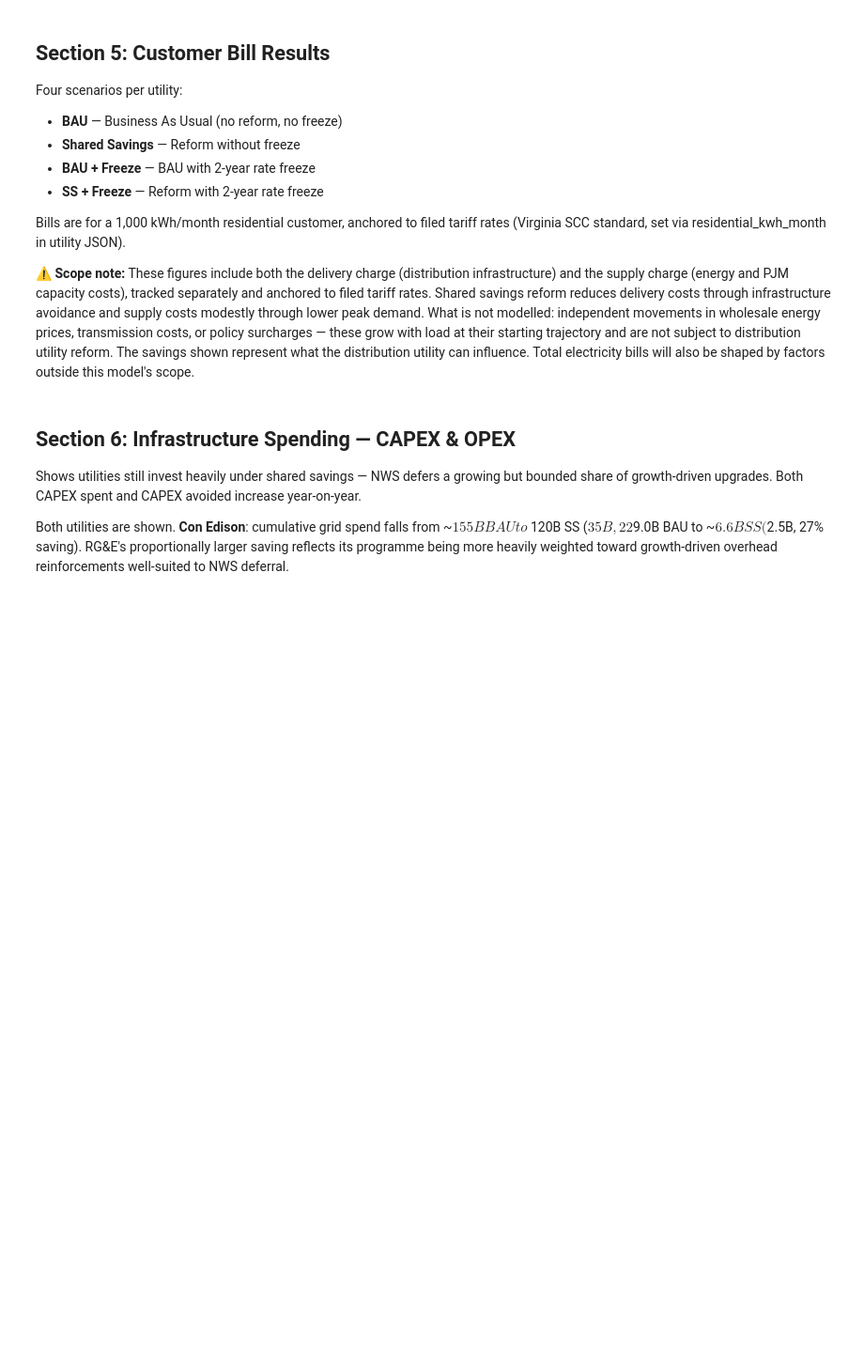
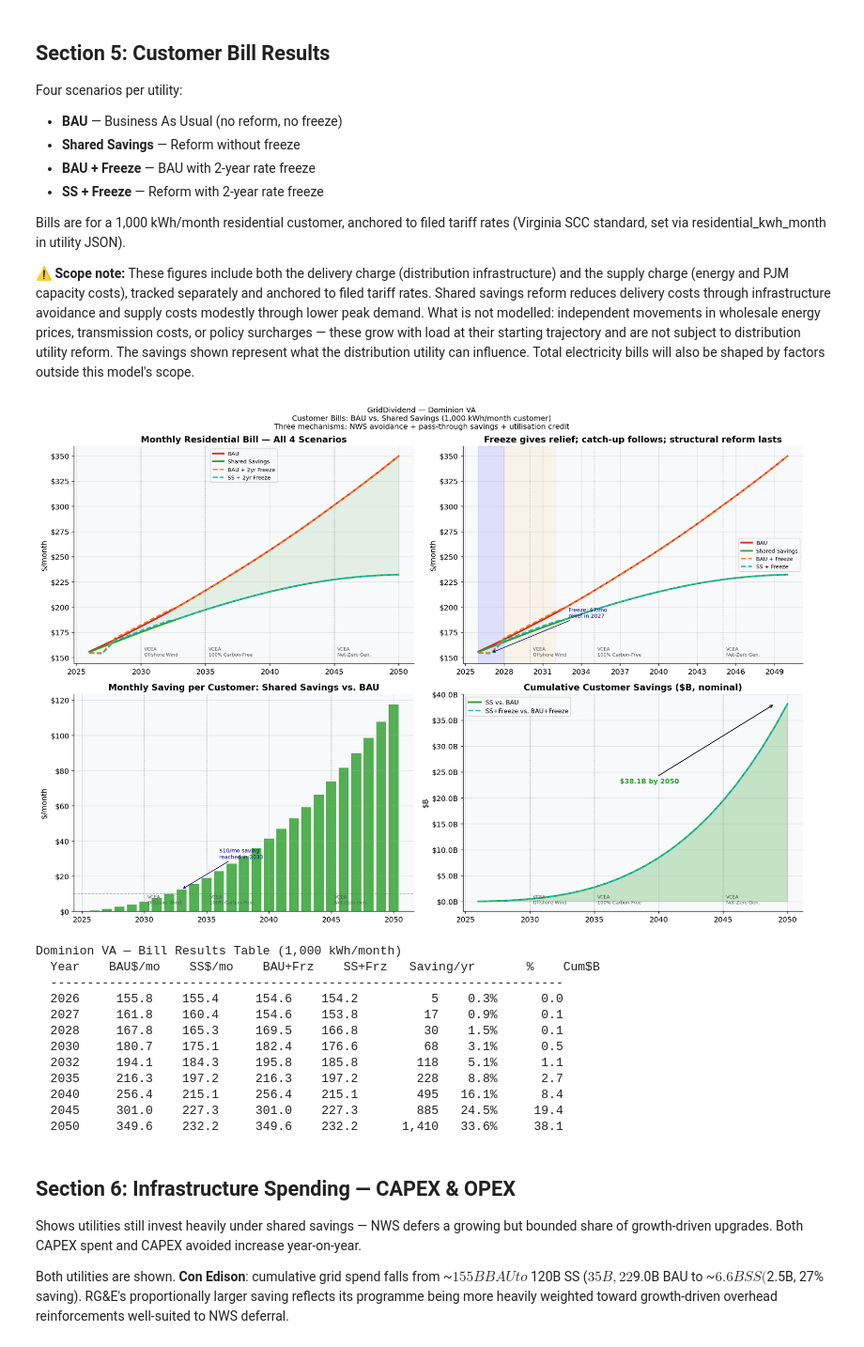
Before and after one commit to robertafcurrie/GridDividend, a Jupyter notebook: notebooks/GridDividend_Virginia.ipynb, the cells around one changed output. Shown at 94% size. Drawn from its saved outputs; the diff is of its cells as text; code cells hidden in the pictures; blank space fills up the shorter version.

```diff
--- a/notebooks/GridDividend_Virginia.ipynb
+++ b/notebooks/GridDividend_Virginia.ipynb
@@ -874,6 +924,15 @@ for k in utilities_to_run:
     ax.bar(YEARS, ann_sav_mo,
            color=[C['shared'] if s > 0 else C['bau'] for s in ann_sav_mo],
            alpha=0.82, width=0.8)
+    ax.axhline(10, color='gray', ls='--', lw=1, alpha=0.7)
+    over10 = np.where(ann_sav_mo > 10)[0]
+    if len(over10):
+        first_i = over10[0]
+        ax.annotate(f'$10/mo saving\nreached in {YEARS[first_i]}',
+                    xy=(YEARS[first_i], ann_sav_mo[first_i]),
+                    xytext=(YEARS[first_i] + 3, ann_sav_mo[first_i] + ann_sav_mo.max() * 0.15),
+                    arrowprops=dict(arrowstyle='->', color='navy', lw=1),
+                    fontsize=8, color='navy')
     vlines(ax)
     ax.set_title('Monthly Saving per Customer: Shared Savings vs. BAU')
     ax.set_ylabel('$/month')
@@ -892,33 +951,47 @@ for k in utilities_to_run:
     ax.yaxis.set_major_formatter(mticker.FuncFormatter(lambda x, _: f'${x:.1f}B'))
     final = cum_sav[-1]
     ax.annotate(f'${final:.1f}B by 2050', xy=(2049, final), xytext=(2037, final * 0.6),
         arrowprops=dict(arrowstyle='->', color='black', lw=1.2),
         fontsize=10, fontweight='bold', color=C['shared'])
     ax.legend(fontsize=9)
 
     plt.tight_layout()
     plt.savefig(f'charts/chart1_bills_{k.lower()}.png', bbox_inches='tight', dpi=130)
     plt.show()
 
     # Results table
     print(f"\n{name} — Bill Results Table ({p['residential_kwh_month']:,.0f} kWh/month)")
     print(f"  {'Year':>4}  {'BAU$/mo':>9}  {'SS$/mo':>8}  {'BAU+Frz':>9}  {'SS+Frz':>8}"
           f"  {'Saving/yr':>10}  {'%':>6}  {'Cum$B':>7}")
     print("  " + "-" * 70)
     for yr in [2026, 2027, 2028, 2030, 2032, 2035, 2040, 2045, 2050]:
         br  = bau[bau['year']   == yr].iloc[0]
         sr  = sh[sh['year']    == yr].iloc[0]
         brf = bau_f[bau_f['year'] == yr].iloc[0]
         srf = sh_f[sh_f['year']  == yr].iloc[0]
         sv  = br['avg_annual_bill'] - sr['avg_annual_bill']
         idx = YEARS.index(yr)
         cumv = np.sum(
             (bau['avg_annual_bill'].values[:idx+1] - sh['avg_annual_bill'].values[:idx+1])
             * sh['customers'].values[:idx+1]) / 1e9
         print(f"  {yr:4d}   {br['avg_monthly_bill']:>7,.1f}   {sr['avg_monthly_bill']:>6,.1f}"
               f"   {brf['avg_monthly_bill']:>7,.1f}   {srf['avg_monthly_bill']:>6,.1f}"
               f"   {sv:>8,.0f}   {sv/br['avg_annual_bill']:>5.1%}   {cumv:>6.1f}")
     print()
+# %% [output]
+[figure, added]
+Dominion VA — Bill Results Table (1,000 kWh/month)
+  Year    BAU$/mo    SS$/mo    BAU+Frz    SS+Frz   Saving/yr       %    Cum$B
+  ----------------------------------------------------------------------
+  2026     155.8    155.4     154.6    154.2          5    0.3%      0.0
+  2027     161.8    160.4     154.6    153.8         17    0.9%      0.1
+  2028     167.8    165.3     169.5    166.8         30    1.5%      0.1
+  2030     180.7    175.1     182.4    176.6         68    3.1%      0.5
+  2032     194.1    184.3     195.8    185.8        118    5.1%      1.1
+  2035     216.3    197.2     216.3    197.2        228    8.8%      2.7
+  2040     256.4    215.1     256.4    215.1        495   16.1%      8.4
+  2045     301.0    227.3     301.0    227.3        885   24.5%     19.4
+  2050     349.6    232.2     349.6    232.2      1,410   33.6%     38.1
 # %% [markdown]
 ## Section 6: Infrastructure Spending — CAPEX & OPEX
 
```
Also changed, not shown: parts of 32 cells of this notebook, 2 other files.
